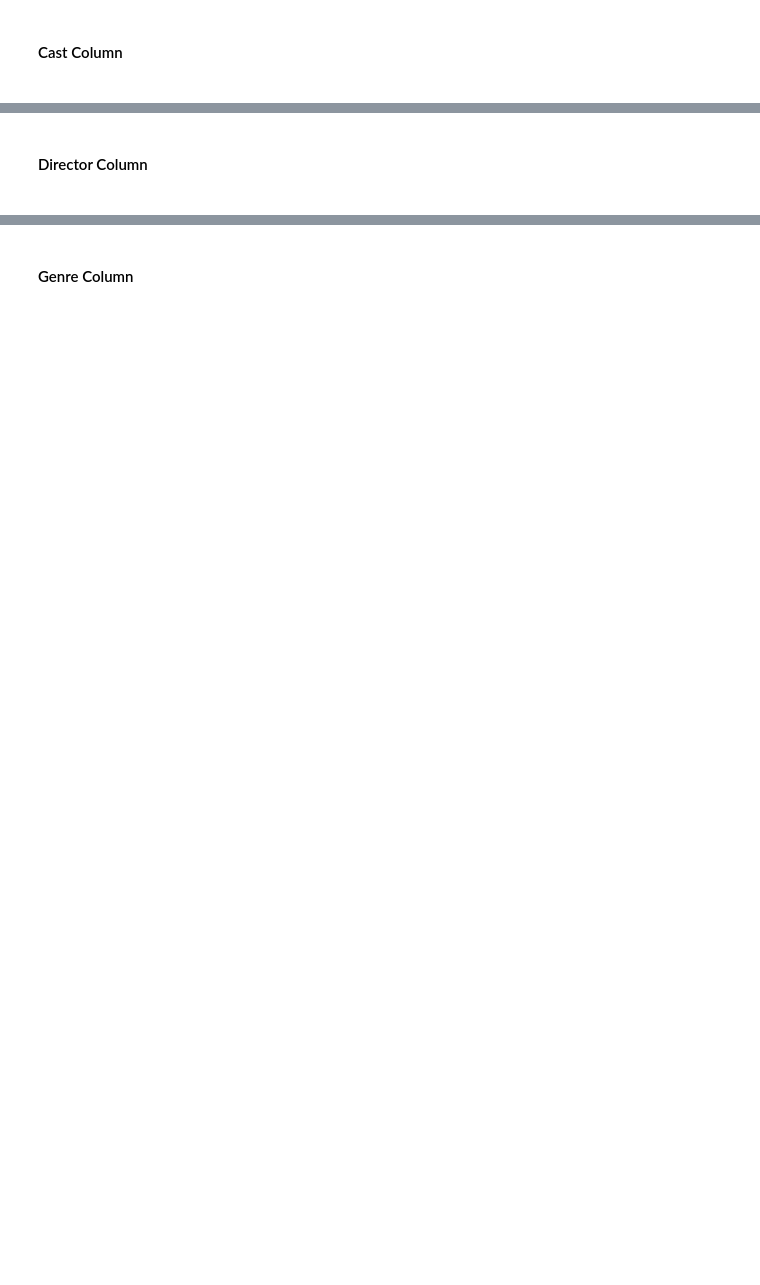
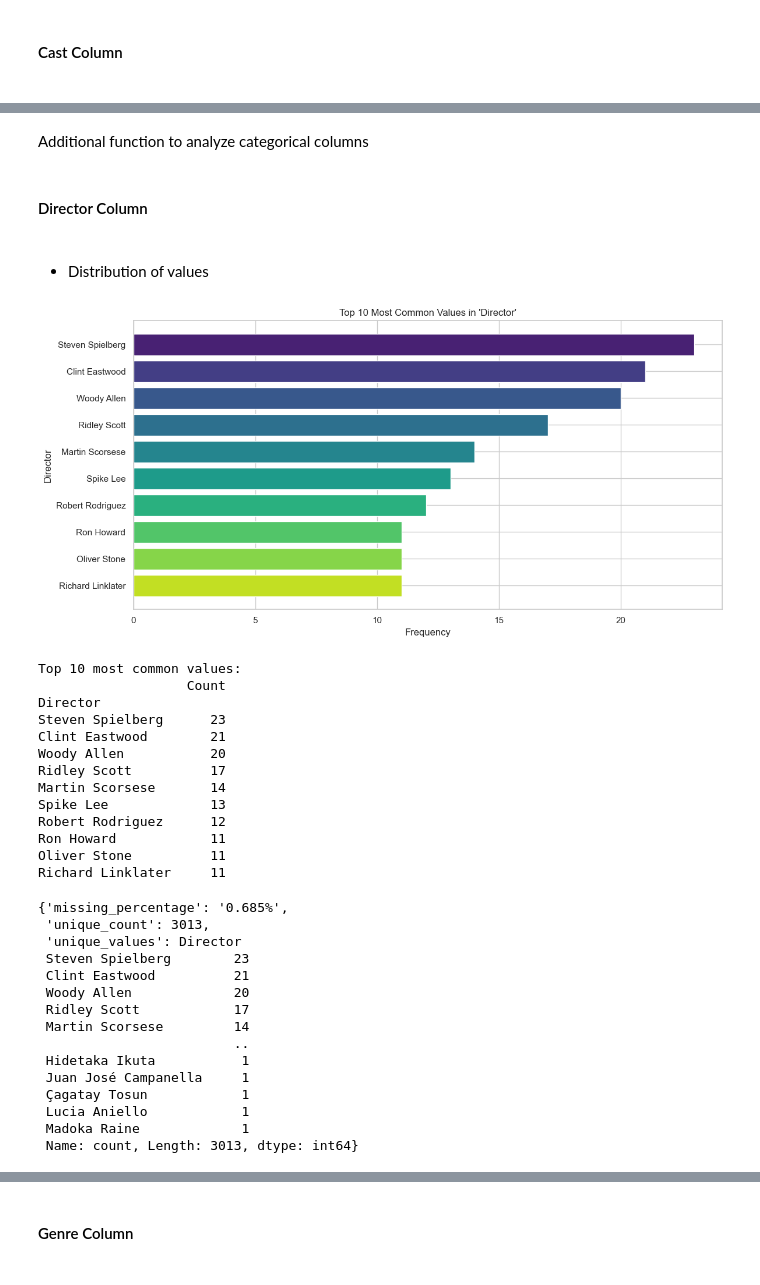
Before and after one commit to truongthuankiet1990gmailcom/Intro2DS---HCMUS---2024, a Jupyter notebook: 22127148_22127224_22127257_22127492.ipynb, the cells around one changed output, grey strips where cells are left out. Drawn from its saved outputs; the diff is of its cells as text; code cells hidden in the pictures; blank space fills up the shorter version.

```diff
--- a/22127148_22127224_22127257_22127492.ipynb
+++ b/22127148_22127224_22127257_22127492.ipynb
@@ -1020,0 +1161,2 @@ For columns with non-numeric data types, you calculate:
+# %% [markdown]
+Additional function to analyze categorical columns
@@ -1021,2 +1217,37 @@ For columns with non-numeric data types, you calculate:
 # %% [markdown]
 <h4>Director Column<h4>
+# %% [markdown]
+- Distribution of values
+# %%
+director_analysis = general_column_analysis(data, 'Director')
+director_analysis
+# %% [output]
+[figure, added]
+Top 10 most common values:
+                   Count
+Director
+Steven Spielberg      23
+Clint Eastwood        21
+Woody Allen           20
+Ridley Scott          17
+Martin Scorsese       14
+Spike Lee             13
+Robert Rodriguez      12
+Ron Howard            11
+Oliver Stone          11
+Richard Linklater     11
+{'missing_percentage': '0.685%',
+ 'unique_count': 3013,
+ 'unique_values': Director
+ Steven Spielberg        23
+ Clint Eastwood          21
+ Woody Allen             20
+ Ridley Scott            17
+ Martin Scorsese         14
+                         ..
+ Hidetaka Ikuta           1
+ Juan José Campanella     1
+ Çagatay Tosun            1
+ Lucia Aniello            1
+ Madoka Raine             1
+ Name: count, Length: 3013, dtype: int64}
```
Also changed, not shown: parts of 33 cells of this notebook.
